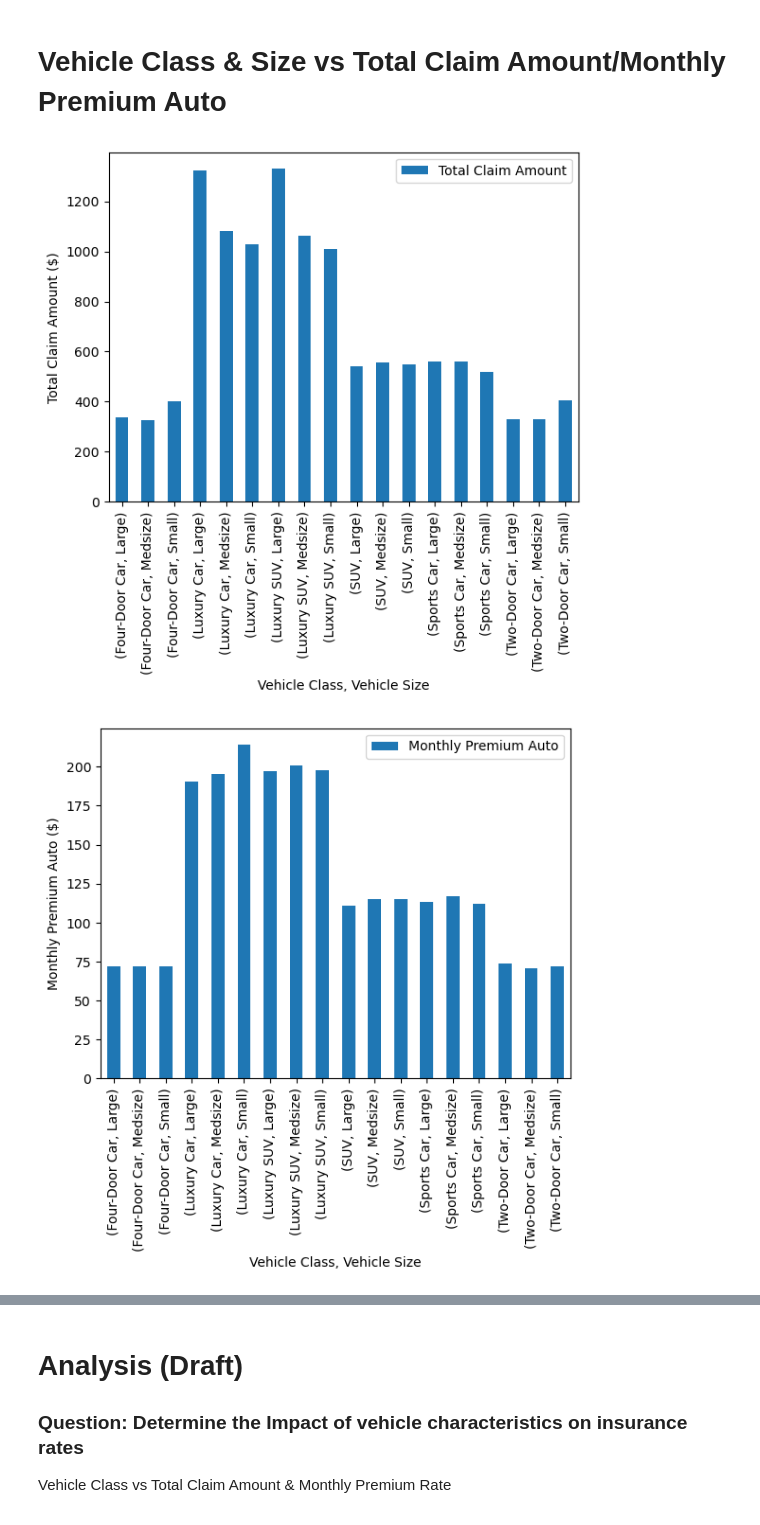
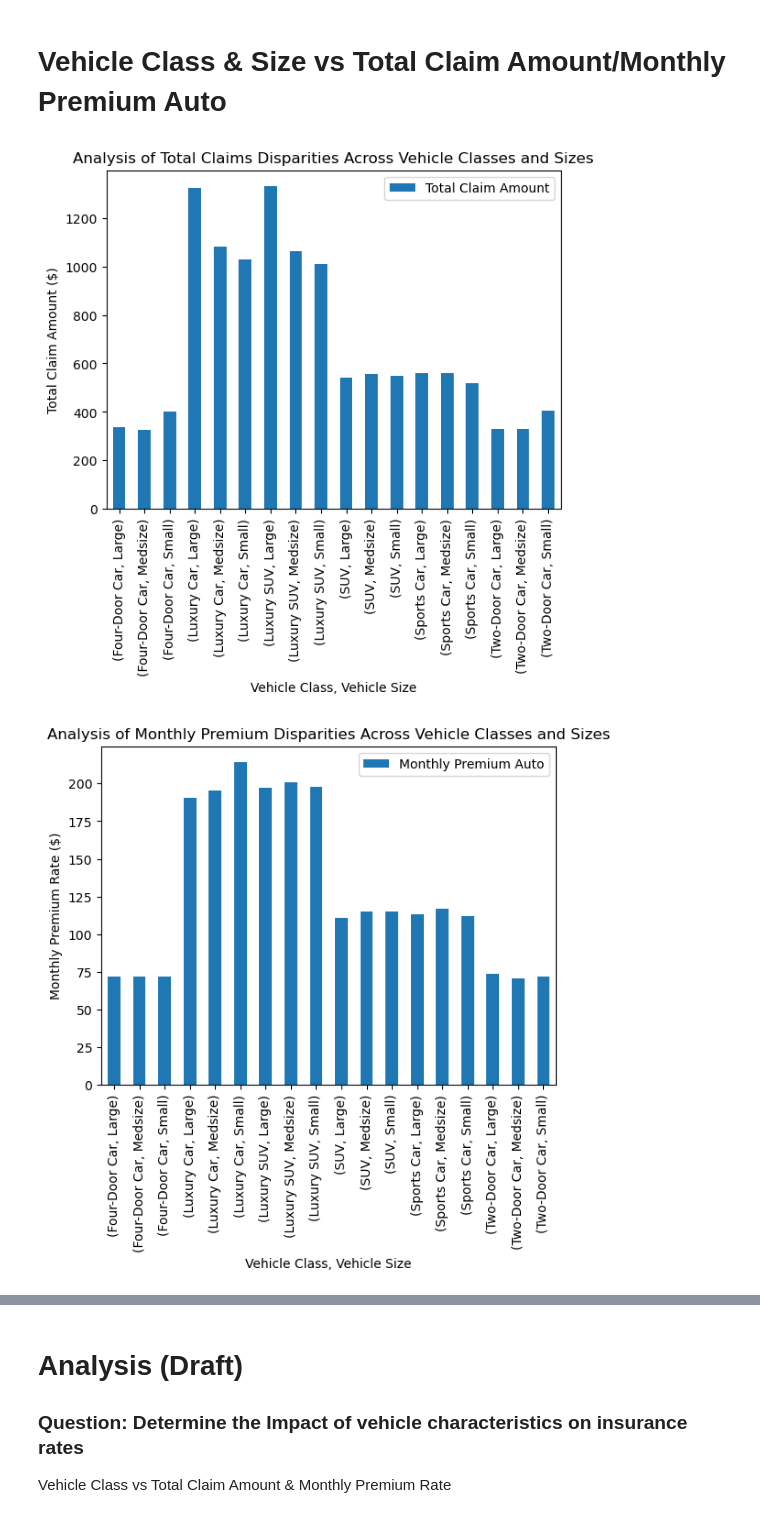
Before and after one commit to rdeshir10/Understanding_car_insurance, a Jupyter notebook: car_insurance.ipynb, the cells around one changed output, grey strips where cells are left out. Drawn from its saved outputs; the diff is of its cells as text; code cells hidden in the pictures.

```diff
--- a/car_insurance.ipynb
+++ b/car_insurance.ipynb
@@ -162,6 +169,7 @@ plt.show()
 # %% [markdown]
 # Vehicle Class & Size vs Total Claim Amount/Monthly Premium Auto
 # %%
+
 # Summary Graph for Vehicle Class & Size vs Total Claim Amount
 # Grouping the median Total Claim Amount  by vehicle class & size
 size_class_total = auto_df.groupby(["Vehicle Class", "Vehicle Size"])["Total Claim Amount"].median()
@@ -169,28 +177,34 @@ size_class_total = auto_df.groupby(["Vehicle Class", "Vehicle Size"])["Total Cla
 # Plotting bar graph with x-axis being the vehicle class & size and y-axis being the median total claim amount
 size_class_total.plot(kind="bar", xlabel="Vehicle Class, Vehicle Size", ylabel="Total Claim Amount ($)")
 
+# Add title to the bar graph
+plt.title("Analysis of Total Claims Disparities Across Vehicle Classes and Sizes")
+
 # Setting legend
 plt.legend(loc="best")
 
 # Show plot
 plt.show()
 # %% [output]
-[figure, old version]
+[figure, new version]
 # %%
 # Summary Graph for Vehicle Class & Size vs Monthly Premium Auto
 # Grouping the median monthly premium auto price by vehicle class & size
 size_class_month = auto_df.groupby(["Vehicle Class", "Vehicle Size"])["Monthly Premium Auto"].median()
 
 # Plotting bar graph with x-axis being the vehicle class & size and y-axis being the median monthly premium auto price
-size_class_month.plot(kind="bar", xlabel="Vehicle Class, Vehicle Size", ylabel="Monthly Premium Auto ($)")
+size_class_month.plot(kind="bar", xlabel="Vehicle Class, Vehicle Size", ylabel="Monthly Premium Rate ($)")
+
+# Add title to the bar graph
+plt.title("Analysis of Monthly Premium Disparities Across Vehicle Classes and Sizes")
 
 # Setting legend
 plt.legend(loc="best")
 
 # Show plot
 plt.show()
 # %% [output]
-[figure, old version]
+[figure, new version]
 # %%
 # Merging the total claim amount & monthly premium auto dataset
 df = pd.merge(size_class_total, size_class_month, on=["Vehicle Class", "Vehicle Size"])
```
Also changed, not shown: parts of 5 cells of this notebook.
